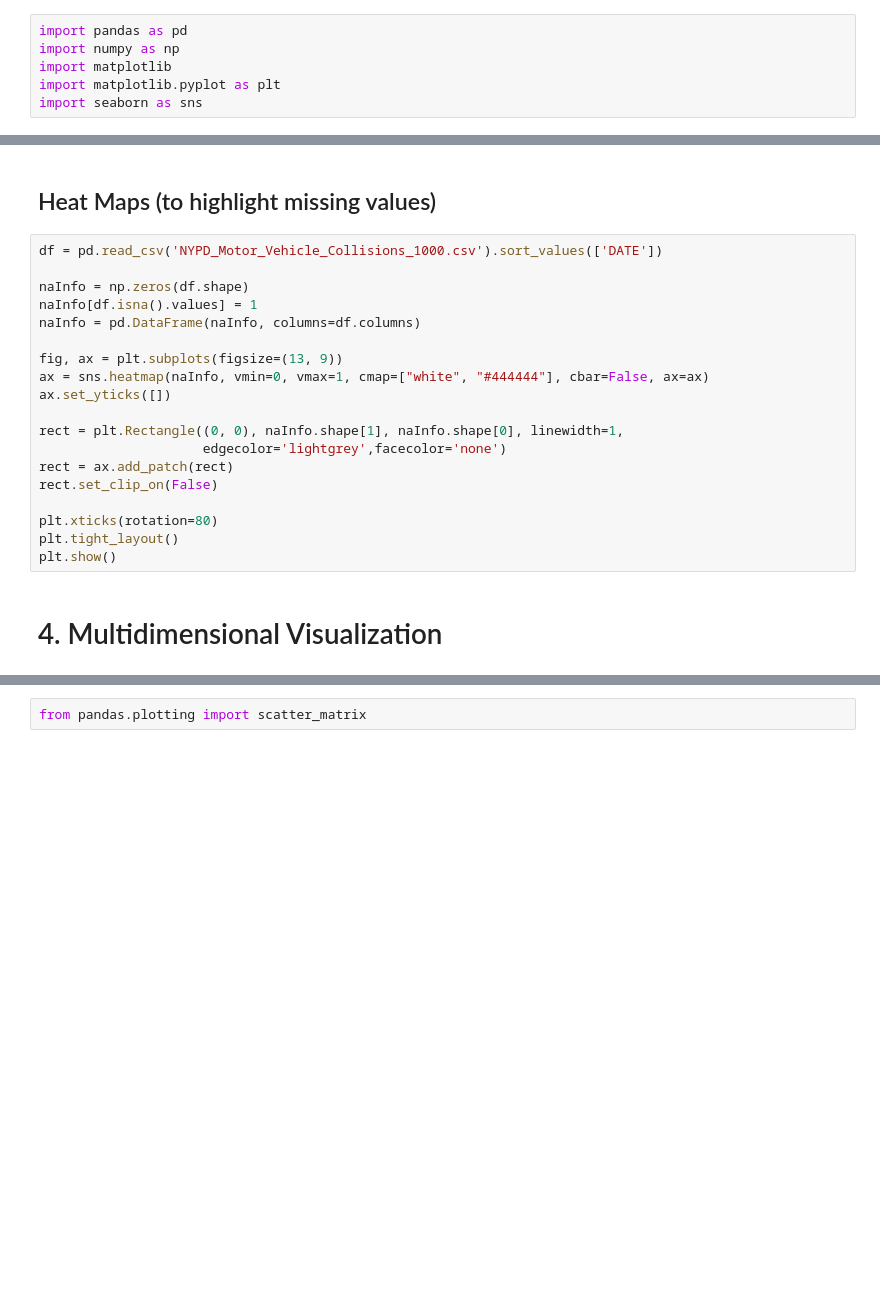
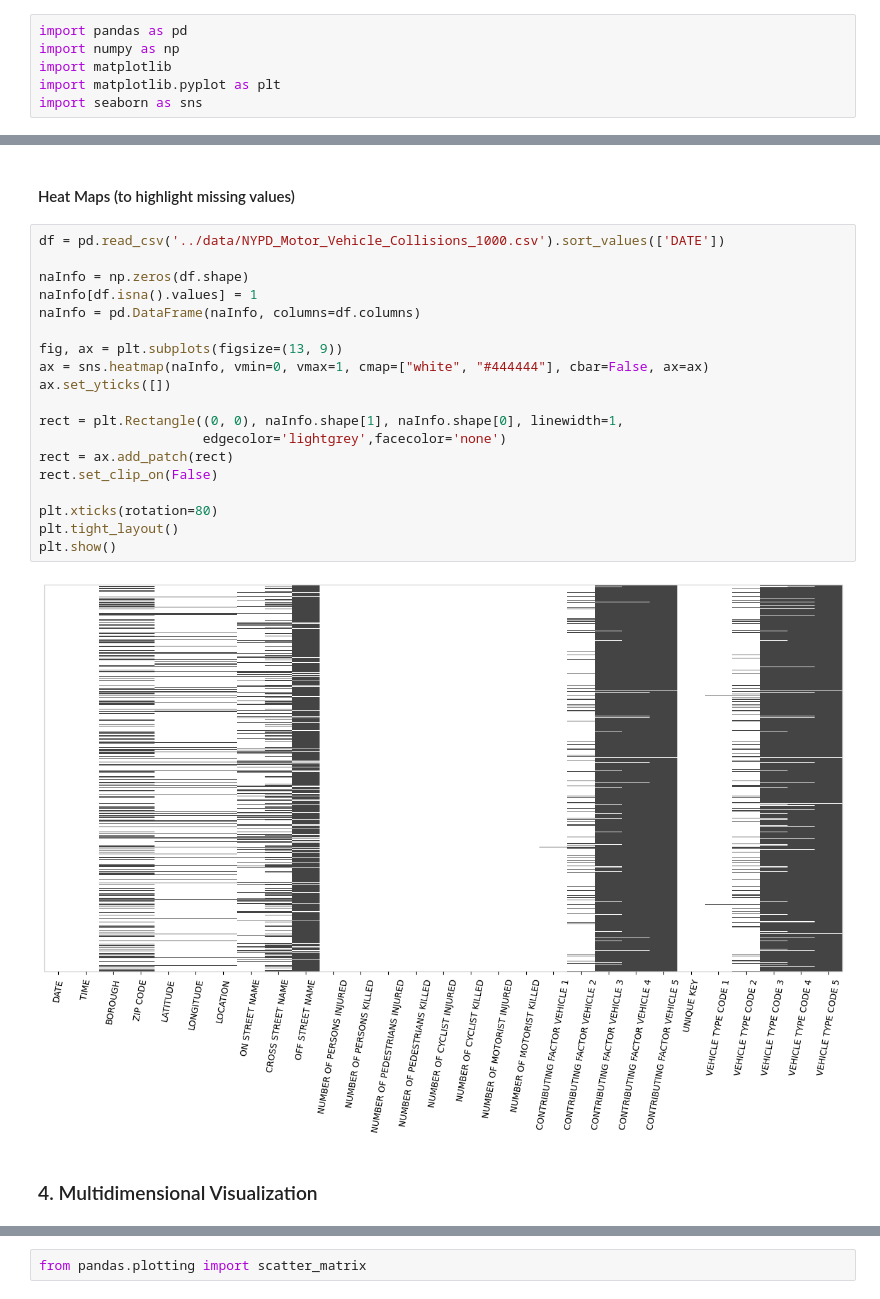
Before and after one commit to GLI-Lab/jupyterlite, a Jupyter notebook: content/data_science/2024-fall/W2_Data_Mining_Process.ipynb, the cells around one changed output, grey strips where cells are left out. Cells and saved outputs as stored; diff of their text form; blank space fills up the shorter version.

```diff
--- a/content/data_science/2024-fall/W2_Data_Mining_Process.ipynb
+++ b/content/data_science/2024-fall/W2_Data_Mining_Process.ipynb
@@ -729,25 +1026,27 @@ plt.show()
 # %% [markdown]
-## Heat Maps (to highlight missing values)
+#### Heat Maps (to highlight missing values)
 # %%
-df = pd.read_csv('NYPD_Motor_Vehicle_Collisions_1000.csv').sort_values(['DATE'])
+df = pd.read_csv('../data/NYPD_Motor_Vehicle_Collisions_1000.csv').sort_values(['DATE'])
 
 naInfo = np.zeros(df.shape)
 naInfo[df.isna().values] = 1
 naInfo = pd.DataFrame(naInfo, columns=df.columns)
 
 fig, ax = plt.subplots(figsize=(13, 9))
 ax = sns.heatmap(naInfo, vmin=0, vmax=1, cmap=["white", "#444444"], cbar=False, ax=ax)
 ax.set_yticks([])
 
 rect = plt.Rectangle((0, 0), naInfo.shape[1], naInfo.shape[0], linewidth=1,
                      edgecolor='lightgrey',facecolor='none')
 rect = ax.add_patch(rect)
 rect.set_clip_on(False)
 
 plt.xticks(rotation=80)
 plt.tight_layout()
 plt.show()
+# %% [output]
+[figure, added]
 # %% [markdown]
-# 4. Multidimensional Visualization
+### 4. Multidimensional Visualization
 # %%
 # Boston housing data
```
Also changed, not shown: parts of 117 cells of this notebook, 2 other files.
